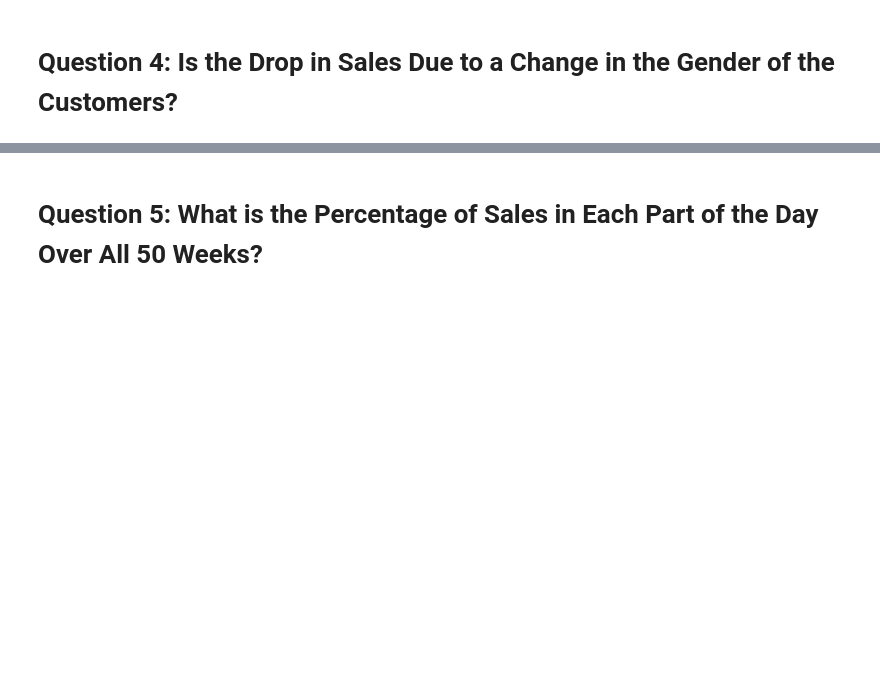
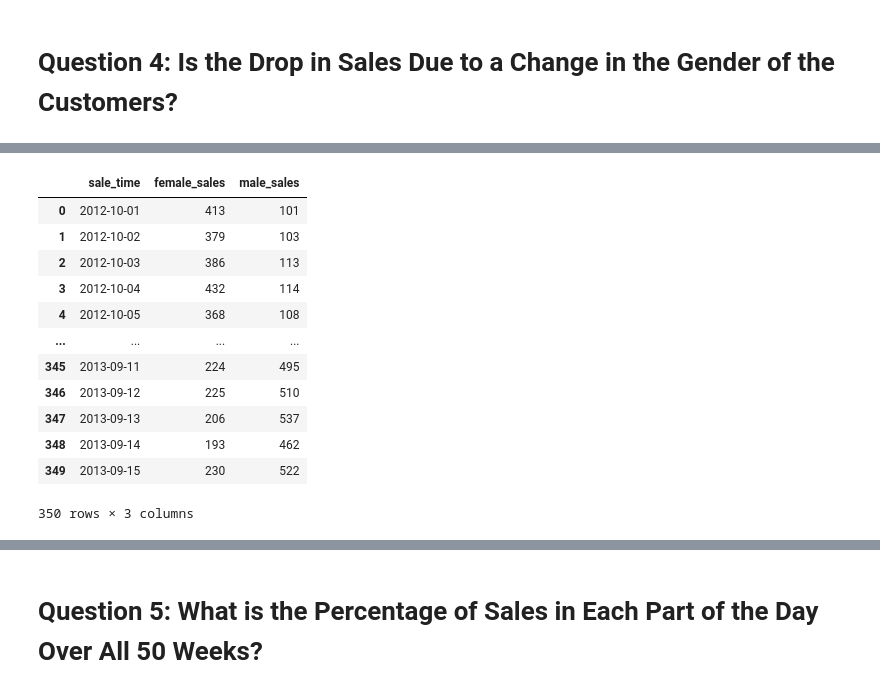
Before and after one commit to AvatarJoshi/project_23-me, a Jupyter notebook: data_project_23&me.ipynb, the cells around one changed output, grey strips where cells are left out. Drawn from its saved outputs; the diff is of its cells as text; code cells hidden in the pictures; blank space fills up the shorter version.

```diff
--- a/data_project_23&me.ipynb
+++ b/data_project_23&me.ipynb
@@ -174,0 +190,23 @@ The p-value is 4.56*10^-85 indicating that the change in sales is highly statist
+# %%
+# Create a new dataframe with only unique sales times
+new_df = pd.DataFrame(gender_df['sale_time'].unique(), columns=['sale_time'])
+
+# Calculate female and male sales amount separately
+new_df['female_sales'] = pd.Series(gender_df[gender_df.purchaser_gender == 'female']['sales_amount']).reset_index(drop=True)
+new_df['male_sales'] = pd.Series(gender_df[gender_df.purchaser_gender == 'male']['sales_amount']).reset_index(drop=True)
+
+new_df
+# %% [output]
+|  | sale_time | female_sales | male_sales |
+| 0 | 2012-10-01 | 413 | 101 |
+| 1 | 2012-10-02 | 379 | 103 |
+| 2 | 2012-10-03 | 386 | 113 |
+| 3 | 2012-10-04 | 432 | 114 |
+| 4 | 2012-10-05 | 368 | 108 |
+| ... | ... | ... | ... |
+| 345 | 2013-09-11 | 224 | 495 |
+| 346 | 2013-09-12 | 225 | 510 |
+| 347 | 2013-09-13 | 206 | 537 |
+| 348 | 2013-09-14 | 193 | 462 |
+| 349 | 2013-09-15 | 230 | 522 |
+350 rows × 3 columns
```
Also changed, not shown: parts of 6 cells of this notebook.
